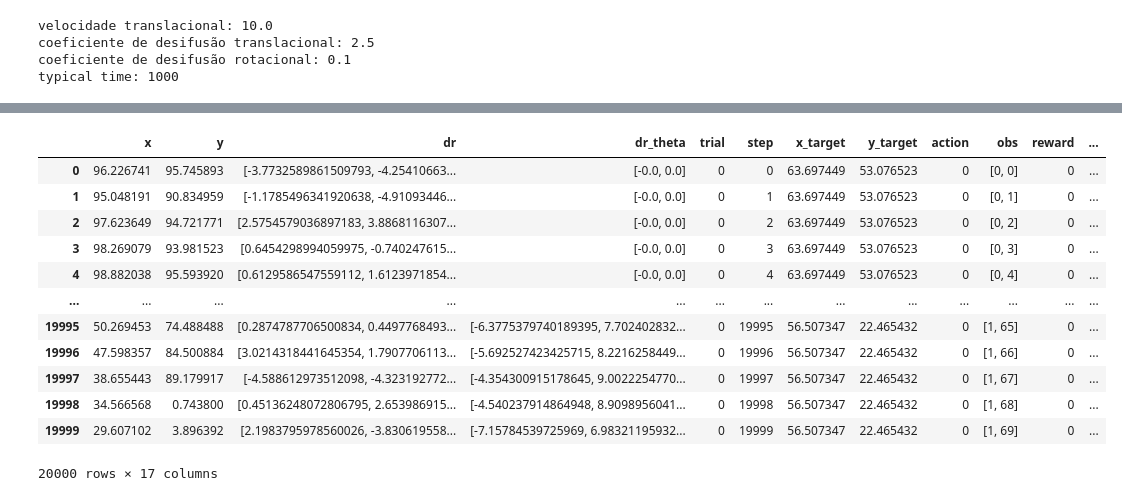
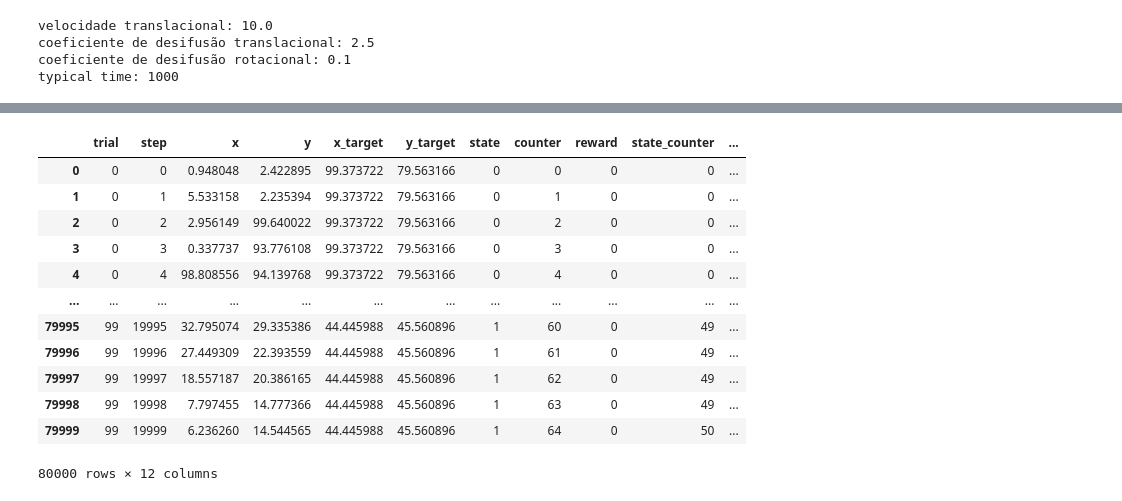
Before and after one commit to caetanyyy/active-brownian-particle-projective-simulation, a Jupyter notebook: abp_target_finding_simulation.ipynb, the cells around one changed output, grey strips where cells are left out. Saved outputs shown, nothing was run; the diff lists cells and outputs as text; code cells hidden in the pictures.

```diff
--- a/abp_target_finding_simulation.ipynb
+++ b/abp_target_finding_simulation.ipynb
@@ -68,7 +72,7 @@ import ps_agent_basic as agent_class
 #parameters for the agent - explanations can be found in the comments inside the agent file
 gamma_damping = param_dict[Pe]['gamma_damping']
 eta_glow_damping = param_dict[Pe]['eta_glow_damping']
-policy_type = 'standard'#'softmax'
+policy_type = 'standard'# 'softmax' ou 'standard'
 beta_softmax = 1
 num_reflections =  0
 
@@ -82,7 +86,7 @@ agent = agent_class.BasicPSAgent(
 """Initialise and run interaction"""
 
 #set number of trials and maximum number of steps in each trial
-num_trials = 500
+num_trials = 100
 max_steps_per_trial = 20*tao
 
 for step in range(env.max_steps_per_trial):
@@ -112,7 +116,7 @@ for i_trial in range(num_trials):
     reward_counter = 0 #conta quantos passos o agente demora para receber uma recompensa
 
     discretized_observation = env.reset() #reinicia a posição do target
-    agent.g_matrix = np.zeros((agent.num_actions, agent.num_percepts), dtype=np.float64) #reinicia a matriz de movimentos
+    #agent.g_matrix = np.zeros((agent.num_actions, agent.num_percepts), dtype=np.float64) #reinicia a matriz de movimentos
 
     for t in range(max_steps_per_trial):
         action = agent.deliberate_and_learn(discretized_observation, reward)
@@ -128,12 +132,12 @@ for i_trial in range(num_trials):
         reward_trial += reward #conta a recompensa
         reward_counter += 1 #atualiza quantos passos demorou para receber uma recompensa
 
-        if (i_trial == 0) | (i_trial == num_trials - 1):
+        if (i_trial in [0,20,50,99]):
             posicoes.append([
-                    env.r[0], env.r[1], env.dr, env.dr_theta, i_trial, t,
+                    i_trial, t, env.r[0], env.r[1],
                     target_pos[0], target_pos[1],
-                    action, discretized_observation_aux, reward, state_counter,
-                    env.distance, reward_counter, reward_trial
+                    discretized_observation_aux[0], discretized_observation_aux[1], reward,
+                    state_counter, reward_counter, reward_trial
                 ])
 
         if reward == 1:
@@ -142,4 +146,5 @@ for i_trial in range(num_trials):
             state_counter = 0
 
     h_matrix.append([i_trial, h_matrix])
-    print(i_trial, reward_trial, t/reward_trial/tao)
+    if reward_trial > 0:
+        print(i_trial, reward_trial, t/reward_trial/tao)
@@ -177,26 +201,26 @@ alt.Chart(db_stats).mark_line().encode(
 # %%
 db = pd.DataFrame(
     posicoes,
-    columns = ['x','y','dr','dr_theta','trial','step',
-               'x_target','y_target','action',
-               'obs','reward','state_counter',
-               'distance','reward_counter','reward_trial'])
-
-db[['state','counter']] = db['obs'].apply(pd.Series)
+    columns = ['trial','step',
+               'x','y',
+               'x_target','y_target',
+               'state','counter',
+               'reward','state_counter',
+               'reward_counter','reward_trial'])
 
 db
 # %% [output]
-|  | x | y | dr | dr_theta | trial | step | x_target | y_target | action | obs | reward | ... |
-| 0 | 96.226741 | 95.745893 | [-3.7732589861509793, -4.25410663... | [-0.0, 0.0] | 0 | 0 | 63.697449 | 53.076523 | 0 | [0, 0] | 0 | ... |
-| 1 | 95.048191 | 90.834959 | [-1.1785496341920638, -4.91093446... | [-0.0, 0.0] | 0 | 1 | 63.697449 | 53.076523 | 0 | [0, 1] | 0 | ... |
-| 2 | 97.623649 | 94.721771 | [2.5754579036897183, 3.8868116307... | [-0.0, 0.0] | 0 | 2 | 63.697449 | 53.076523 | 0 | [0, 2] | 0 | ... |
-| 3 | 98.269079 | 93.981523 | [0.6454298994059975, -0.740247615... | [-0.0, 0.0] | 0 | 3 | 63.697449 | 53.076523 | 0 | [0, 3] | 0 | ... |
-| 4 | 98.882038 | 95.593920 | [0.6129586547559112, 1.6123971854... | [-0.0, 0.0] | 0 | 4 | 63.697449 | 53.076523 | 0 | [0, 4] | 0 | ... |
-| ... | ... | ... | ... | ... | ... | ... | ... | ... | ... | ... | ... | ... |
-| 19995 | 50.269453 | 74.488488 | [0.2874787706500834, 0.4497768493... | [-6.3775379740189395, 7.702402832... | 0 | 19995 | 56.507347 | 22.465432 | 0 | [1, 65] | 0 | ... |
-| 19996 | 47.598357 | 84.500884 | [3.0214318441645354, 1.7907706113... | [-5.692527423425715, 8.2216258449... | 0 | 19996 | 56.507347 | 22.465432 | 0 | [1, 66] | 0 | ... |
-| 19997 | 38.655443 | 89.179917 | [-4.588612973512098, -4.323192772... | [-4.354300915178645, 9.0022254770... | 0 | 19997 | 56.507347 | 22.465432 | 0 | [1, 67] | 0 | ... |
-| 19998 | 34.566568 | 0.743800 | [0.45136248072806795, 2.653986915... | [-4.540237914864948, 8.9098956041... | 0 | 19998 | 56.507347 | 22.465432 | 0 | [1, 68] | 0 | ... |
-| 19999 | 29.607102 | 3.896392 | [2.1983795978560026, -3.830619558... | [-7.15784539725969, 6.98321195932... | 0 | 19999 | 56.507347 | 22.465432 | 0 | [1, 69] | 0 | ... |
+|  | trial | step | x | y | x_target | y_target | state | counter | reward | state_counter | ... |
+| 0 | 0 | 0 | 0.948048 | 2.422895 | 99.373722 | 79.563166 | 0 | 0 | 0 | 0 | ... |
+| 1 | 0 | 1 | 5.533158 | 2.235394 | 99.373722 | 79.563166 | 0 | 1 | 0 | 0 | ... |
+| 2 | 0 | 2 | 2.956149 | 99.640022 | 99.373722 | 79.563166 | 0 | 2 | 0 | 0 | ... |
+| 3 | 0 | 3 | 0.337737 | 93.776108 | 99.373722 | 79.563166 | 0 | 3 | 0 | 0 | ... |
+| 4 | 0 | 4 | 98.808556 | 94.139768 | 99.373722 | 79.563166 | 0 | 4 | 0 | 0 | ... |
+| ... | ... | ... | ... | ... | ... | ... | ... | ... | ... | ... | ... |
+| 79995 | 99 | 19995 | 32.795074 | 29.335386 | 44.445988 | 45.560896 | 1 | 60 | 0 | 49 | ... |
+| 79996 | 99 | 19996 | 27.449309 | 22.393559 | 44.445988 | 45.560896 | 1 | 61 | 0 | 49 | ... |
+| 79997 | 99 | 19997 | 18.557187 | 20.386165 | 44.445988 | 45.560896 | 1 | 62 | 0 | 49 | ... |
+| 79998 | 99 | 19998 | 7.797455 | 14.777366 | 44.445988 | 45.560896 | 1 | 63 | 0 | 49 | ... |
+| 79999 | 99 | 19999 | 6.236260 | 14.544565 | 44.445988 | 45.560896 | 1 | 64 | 0 | 50 | ... |
-20000 rows × 17 columns
+80000 rows × 12 columns
 # %%
```
Also changed, not shown: parts of 17 cells of this notebook, 8 other files.
